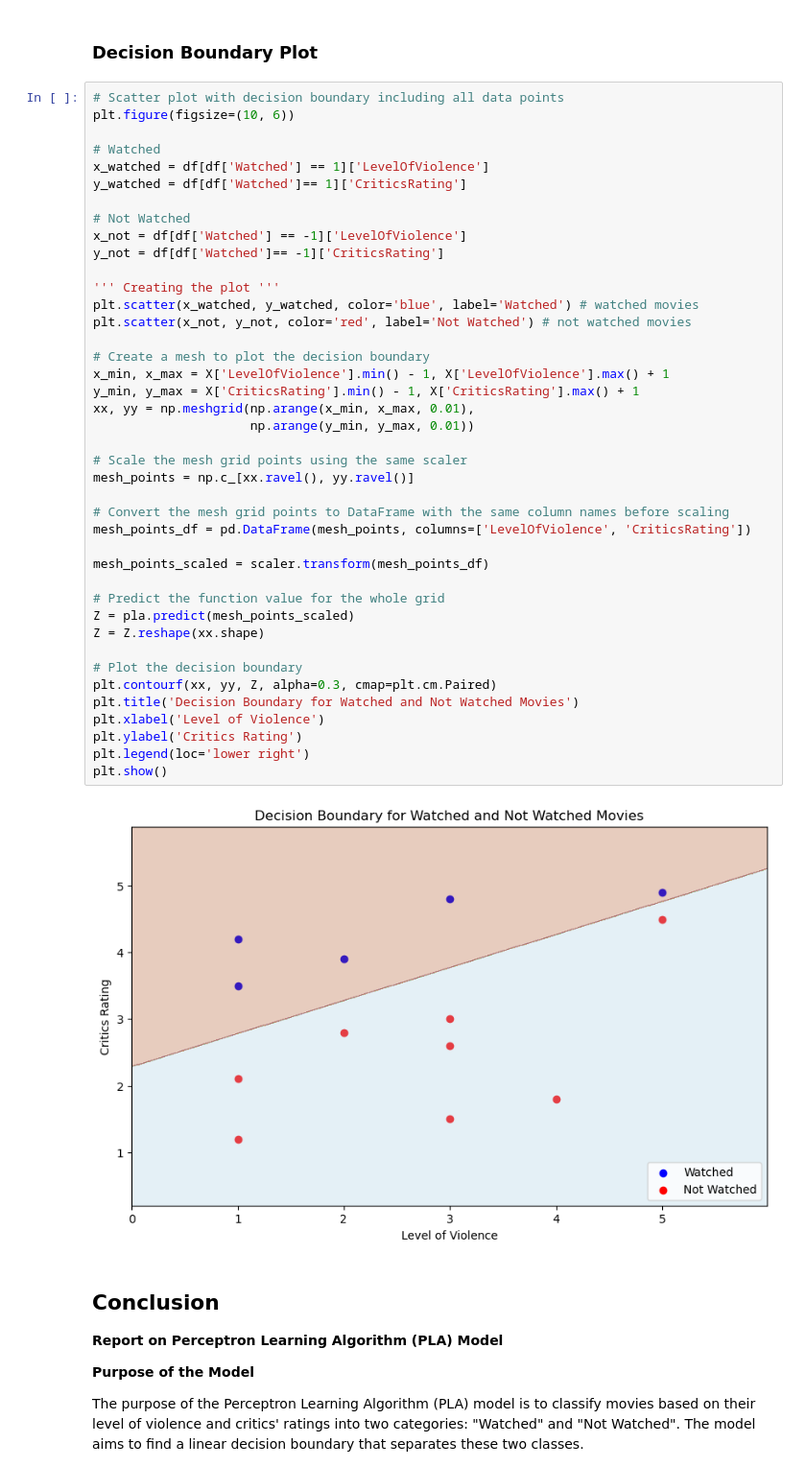
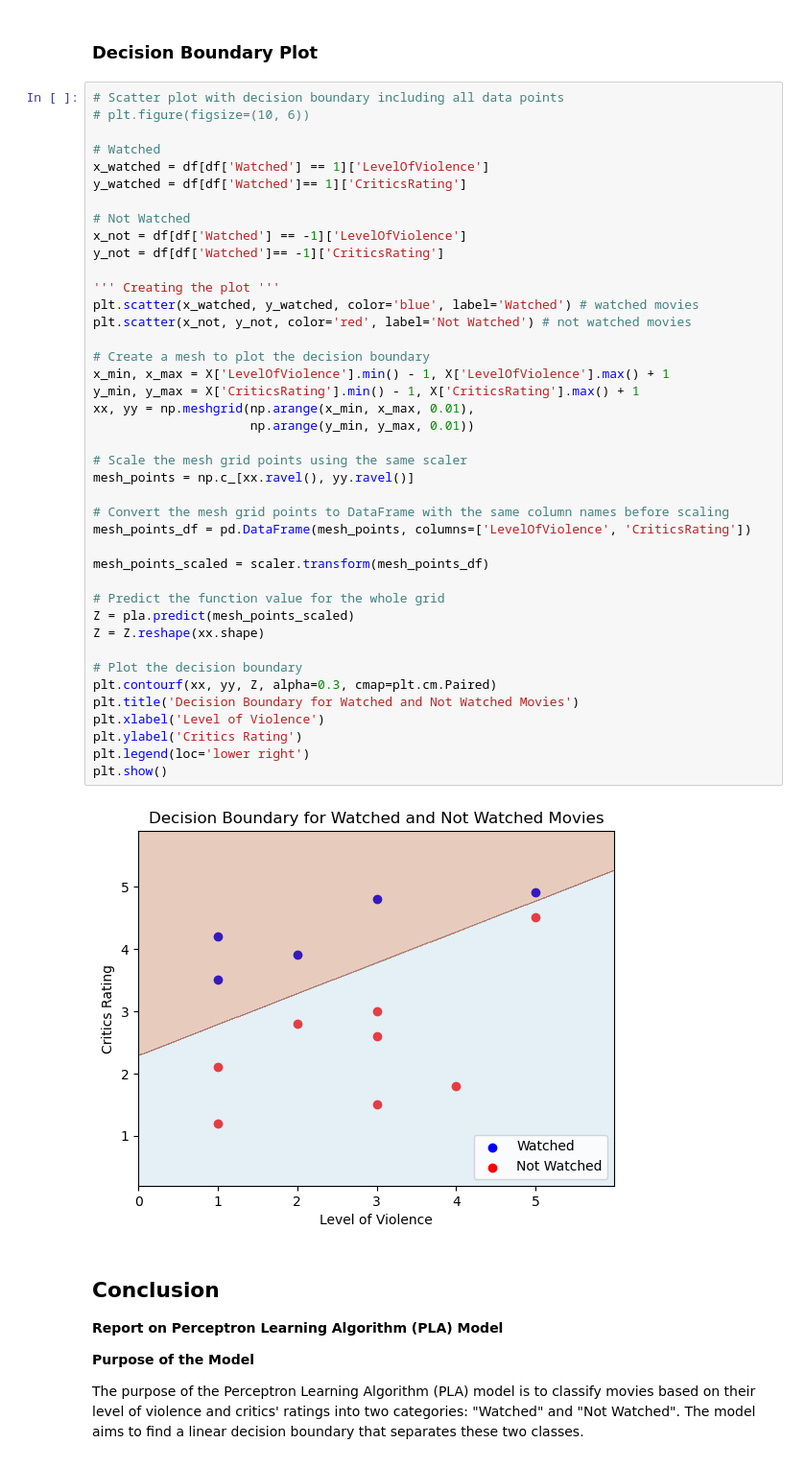
Before and after one commit to thaopham98/DataScience, a Jupyter notebook: python_analysis/PLA_classification.ipynb, the cells around one changed output. Shown at 96% size. Cells and saved outputs as stored; diff of their text form.

```diff
--- a/python_analysis/PLA_classification.ipynb
+++ b/python_analysis/PLA_classification.ipynb
@@ -339,7 +345,7 @@ plt.show()
 ### Decision Boundary Plot
 # %%
 # Scatter plot with decision boundary including all data points
-plt.figure(figsize=(10, 6))
+# plt.figure(figsize=(10, 6))
 
 # Watched
 x_watched = df[df['Watched'] == 1]['LevelOfViolence']
@@ -352,34 +358,34 @@ y_not = df[df['Watched']== -1]['CriticsRating']
 ''' Creating the plot '''
 plt.scatter(x_watched, y_watched, color='blue', label='Watched') # watched movies
 plt.scatter(x_not, y_not, color='red', label='Not Watched') # not watched movies
 
 # Create a mesh to plot the decision boundary
 x_min, x_max = X['LevelOfViolence'].min() - 1, X['LevelOfViolence'].max() + 1
 y_min, y_max = X['CriticsRating'].min() - 1, X['CriticsRating'].max() + 1
 xx, yy = np.meshgrid(np.arange(x_min, x_max, 0.01),
                      np.arange(y_min, y_max, 0.01))
 
 # Scale the mesh grid points using the same scaler
 mesh_points = np.c_[xx.ravel(), yy.ravel()]
 
 # Convert the mesh grid points to DataFrame with the same column names before scaling
 mesh_points_df = pd.DataFrame(mesh_points, columns=['LevelOfViolence', 'CriticsRating'])
 
 mesh_points_scaled = scaler.transform(mesh_points_df)
 
 # Predict the function value for the whole grid
 Z = pla.predict(mesh_points_scaled)
 Z = Z.reshape(xx.shape)
 
 # Plot the decision boundary
 plt.contourf(xx, yy, Z, alpha=0.3, cmap=plt.cm.Paired)
 plt.title('Decision Boundary for Watched and Not Watched Movies')
 plt.xlabel('Level of Violence')
 plt.ylabel('Critics Rating')
 plt.legend(loc='lower right')
 plt.show()
 # %% [output]
-[figure, old version]
+[figure, new version]
 # %% [markdown]
 ## Conclusion
 
```
Also changed, not shown: parts of 6 cells of this notebook.
